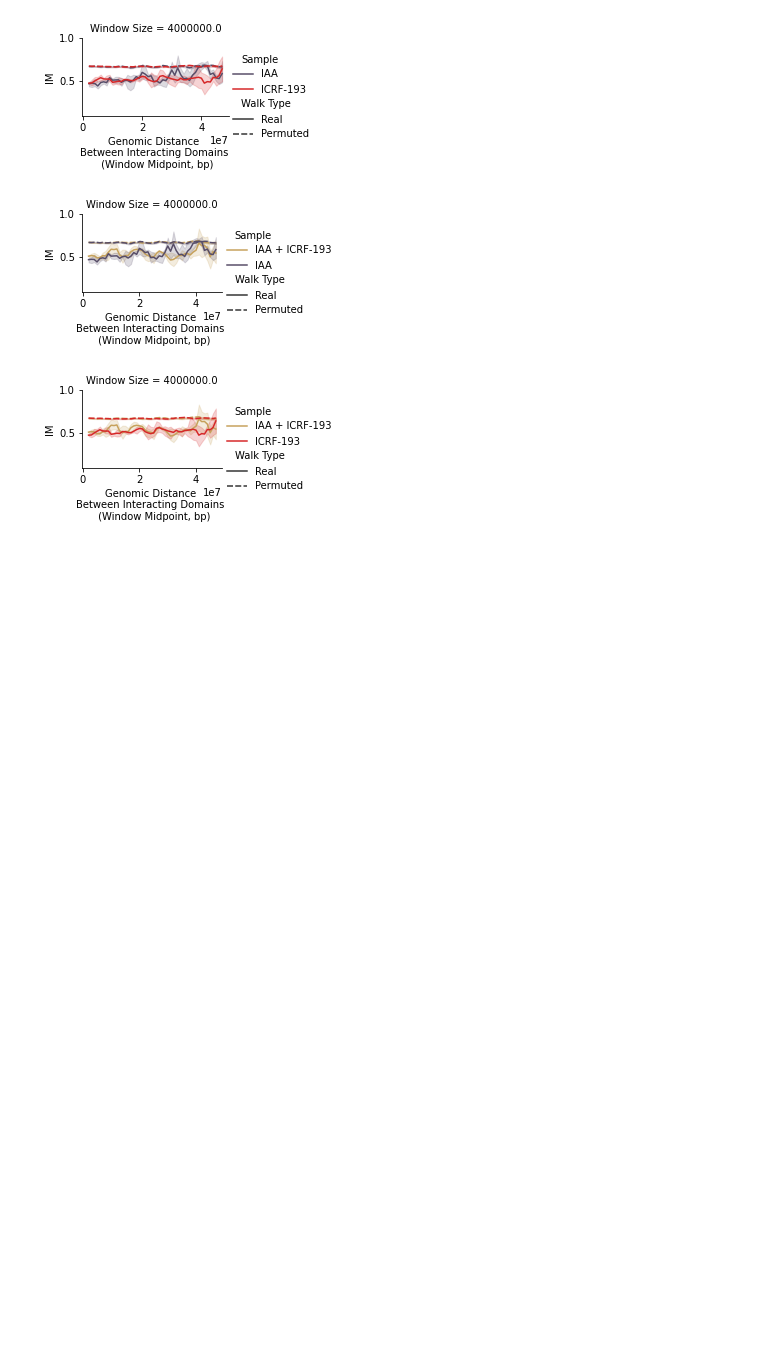
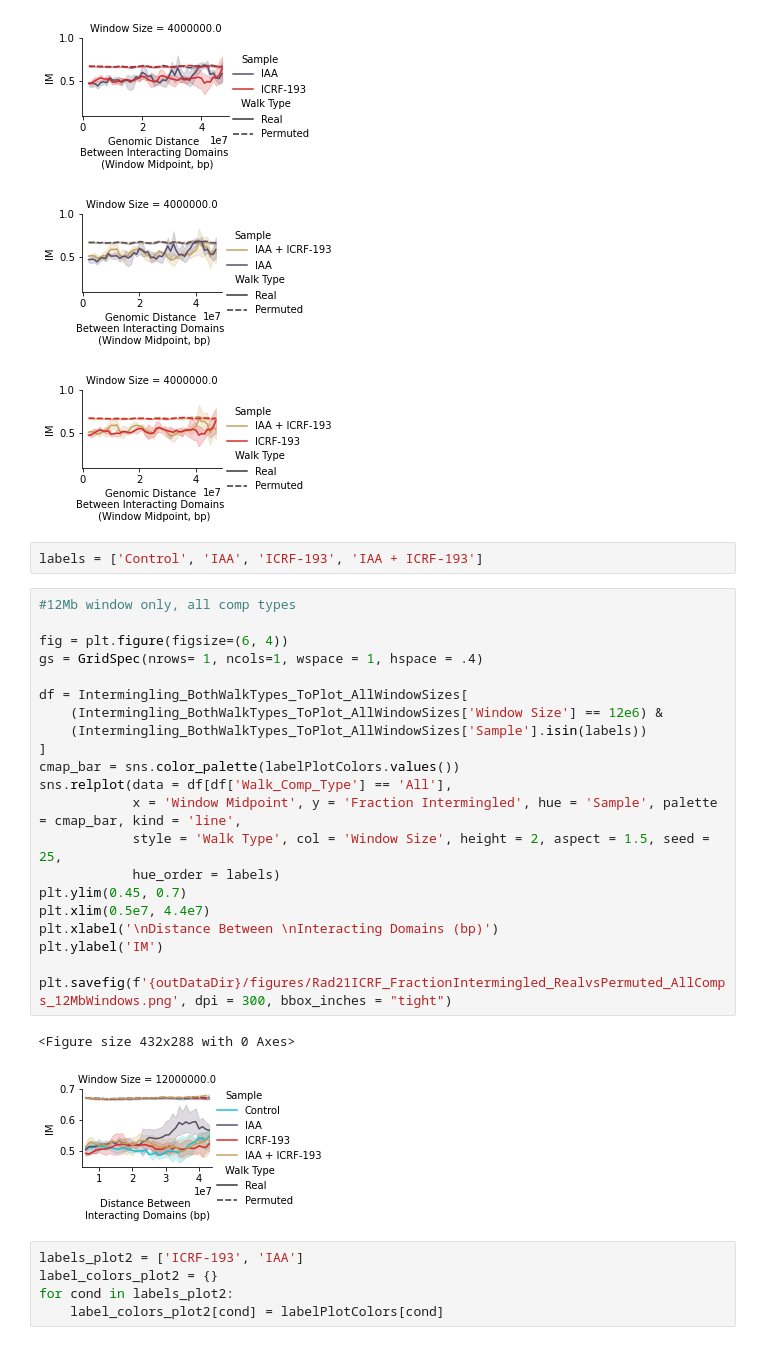
Before and after one commit to dekkerlab/Topo-II-Inhibition-Manuscript, a Jupyter notebook: MC3C/scripts/5_Plots_MC3C_Example.ipynb, the cells around one changed output. Saved outputs shown, nothing was run; the diff lists cells and outputs as text; blank space fills up the shorter version.

Commit message:
add new MC3C line plots and HiC cis percent plot

```diff
--- a/MC3C/scripts/5_Plots_MC3C_Example.ipynb
+++ b/MC3C/scripts/5_Plots_MC3C_Example.ipynb
@@ -2007,3 +2007,34 @@ for i, (ctrlcond, treatcond) in enumerate(zip(ctrl_labels, treat_labels)):
 [figure]
 [figure]
 [figure]
+# %%
+labels = ['Control', 'IAA', 'ICRF-193', 'IAA + ICRF-193']
+# %%
+#12Mb window only, all comp types
+
+fig = plt.figure(figsize=(6, 4))
+gs = GridSpec(nrows= 1, ncols=1, wspace = 1, hspace = .4)
+
+df = Intermingling_BothWalkTypes_ToPlot_AllWindowSizes[
+    (Intermingling_BothWalkTypes_ToPlot_AllWindowSizes['Window Size'] == 12e6) &
+    (Intermingling_BothWalkTypes_ToPlot_AllWindowSizes['Sample'].isin(labels))
+]
+cmap_bar = sns.color_palette(labelPlotColors.values())
+sns.relplot(data = df[df['Walk_Comp_Type'] == 'All'],
+            x = 'Window Midpoint', y = 'Fraction Intermingled', hue = 'Sample', palette = cmap_bar, kind = 'line',
+            style = 'Walk Type', col = 'Window Size', height = 2, aspect = 1.5, seed = 25,
+            hue_order = labels)
+plt.ylim(0.45, 0.7)
+plt.xlim(0.5e7, 4.4e7)
+plt.xlabel('\nDistance Between \nInteracting Domains (bp)')
+plt.ylabel('IM')
+
+plt.savefig(f'{outDataDir}/figures/Rad21ICRF_FractionIntermingled_RealvsPermuted_AllComps_12MbWindows.png', dpi = 300, bbox_inches = "tight")
+# %% [output]
+<Figure size 432x288 with 0 Axes>
+[figure, added]
+# %%
+labels_plot2 = ['ICRF-193', 'IAA']
+label_colors_plot2 = {}
+for cond in labels_plot2:
+    label_colors_plot2[cond] = labelPlotColors[cond]
```
Also changed, not shown: parts of 11 cells of this notebook.
